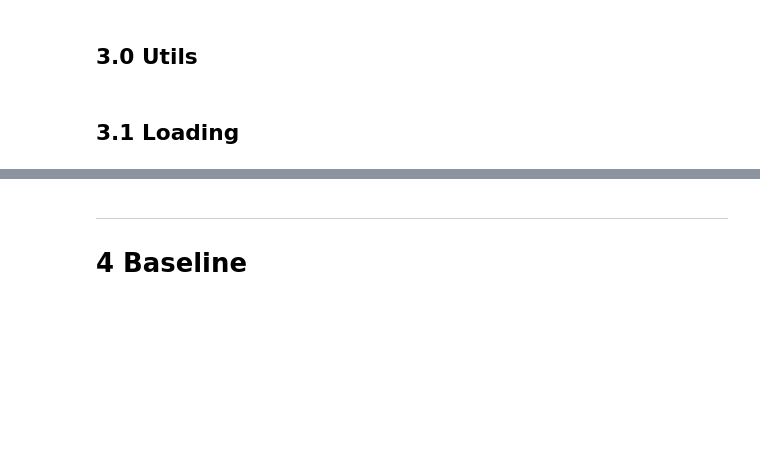
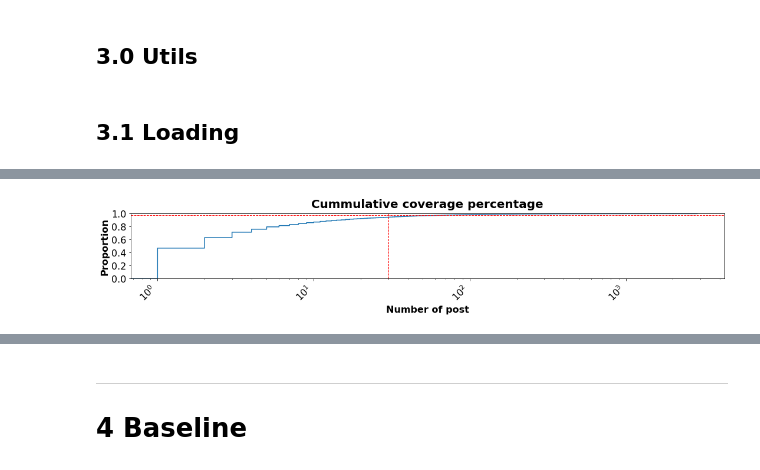
Before and after one commit to curiousmindflow/oc-ml-p7, a Jupyter notebook: notebook.ipynb, the cells around one changed output, grey strips where cells are left out. Saved outputs shown, nothing was run; the diff lists cells and outputs as text; code cells hidden in the pictures; blank space fills up the shorter version.

```diff
--- a/notebook.ipynb
+++ b/notebook.ipynb
@@ -339,0 +403,2 @@ data.shape
+# %%
+data = data.iloc[:23313]
@@ -368,15 +479,17 @@ plt.show()
 # %%
 plt.figure(figsize=(15, 3))
 
 ax = sns.ecdfplot(data=tags_df, x="Count", log_scale=True)
 
 plt.axhline(0.98, linestyle="--", linewidth=1, color="r")
-plt.axvline(100, linestyle="--", linewidth=1, color="r")
+plt.axvline(30, linestyle="--", linewidth=1, color="r")
 
 plt.title("Cummulative coverage percentage", size=20)
 plt.xlabel("Number of post", size=16)
 plt.ylabel("Proportion", size=16)
 plt.xticks(rotation=45, size=16, ha="right")
 plt.yticks(size=16)
 plt.show()
+# %% [output]
+[figure, added]
 # %%
```
Also changed, not shown: parts of 74 cells of this notebook, 6 other files.
